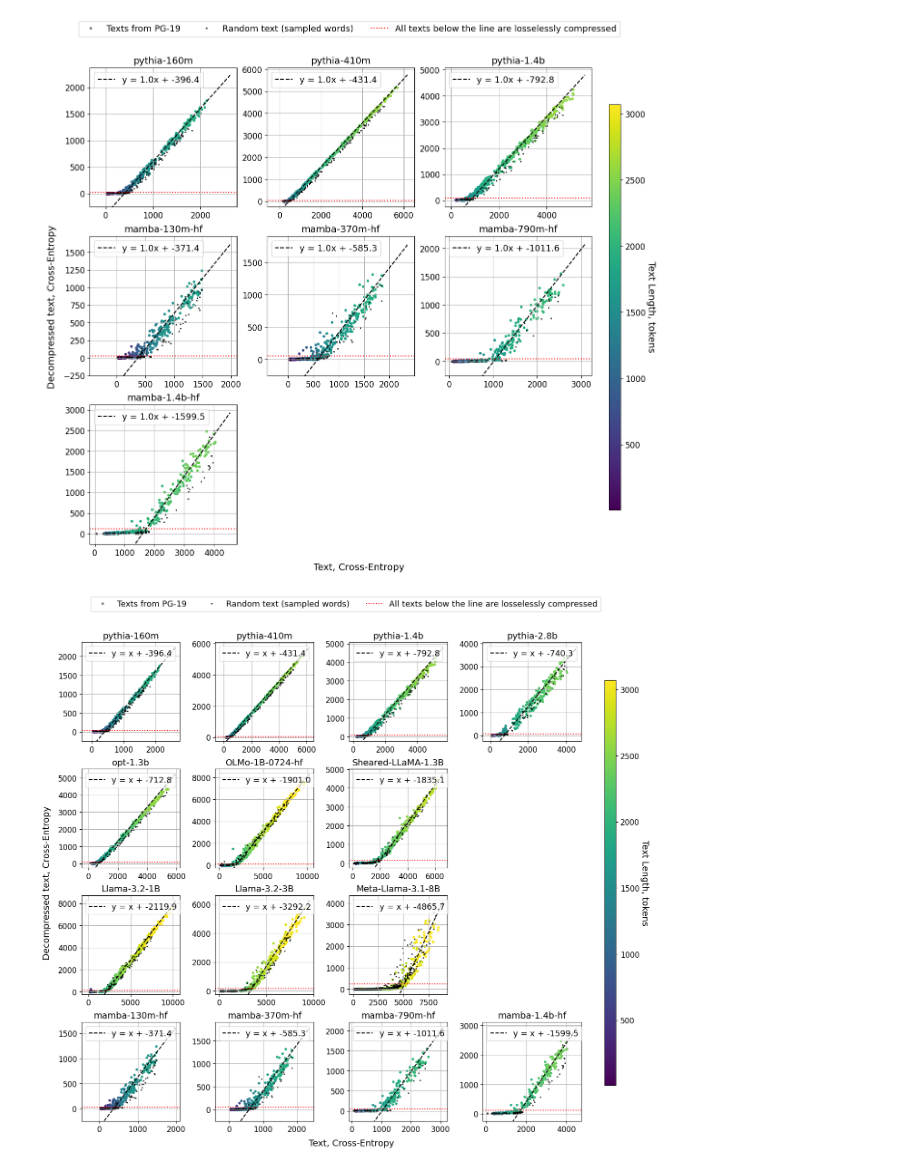
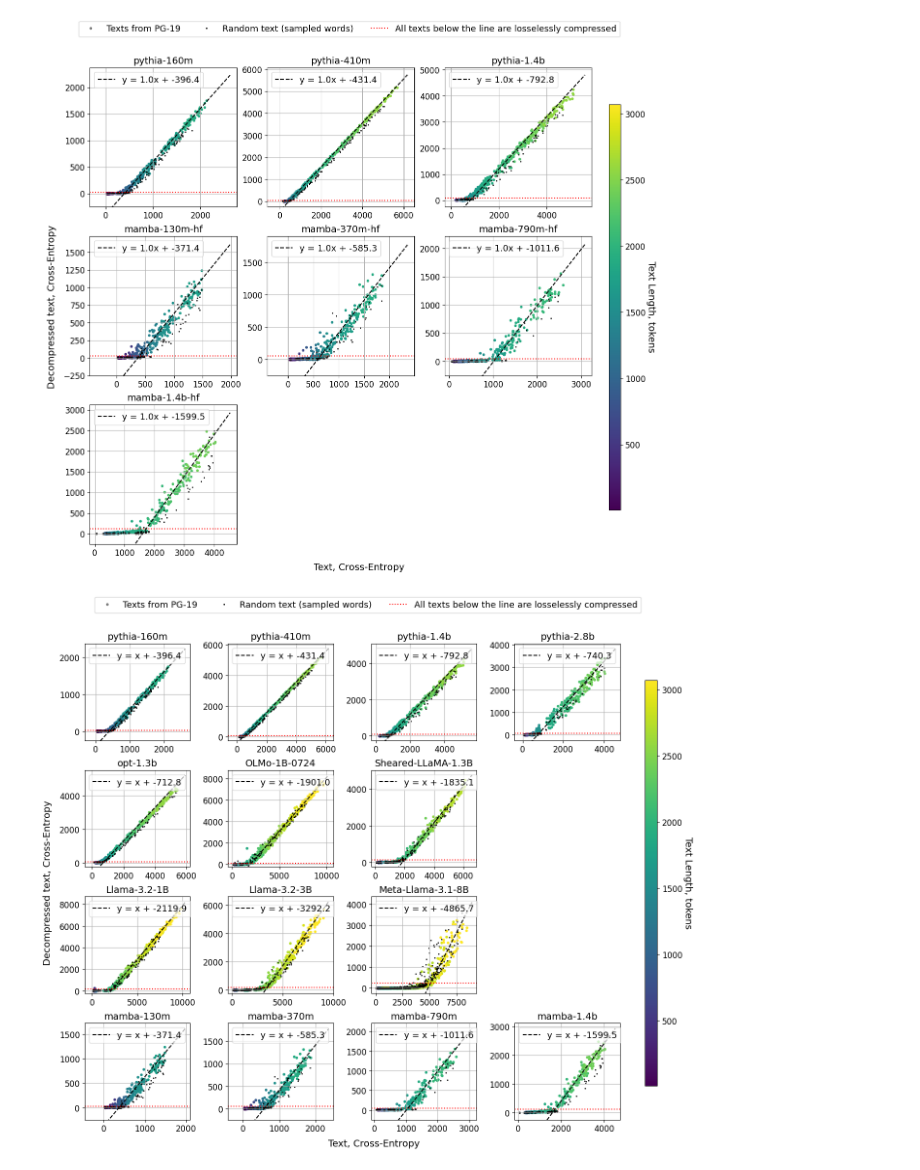
Before and after one commit to Seattle12059/Craming, a Jupyter notebook: notebooks/ablations_analyze_results_add_mamba.ipynb, the cells around one changed output. Drawn from its saved outputs; the diff is of its cells as text; code cells hidden in the pictures.

```diff
--- a/notebooks/ablations_analyze_results_add_mamba.ipynb
+++ b/notebooks/ablations_analyze_results_add_mamba.ipynb
@@ -434,7 +434,7 @@ N_mem_tokens = 1
 # Create subplots for each model
 n_columns = 4
 n_rows = (len(models) + n_columns - 1) // n_columns
-fig, axes = plt.subplots(n_rows, n_columns, figsize=(15*0.85, 15*0.85),sharey=False,sharex=False)
+fig, axes = plt.subplots(n_rows, n_columns, figsize=(15*0.85, 14*0.85),sharey=False,sharex=False)
 
 s = 6
 acc_thr = 0.99
@@ -561,7 +561,7 @@ for idx, model_name in enumerate(models):
 
     # Labels, legend, and grid for each subplot
     # ax.set_xlabel('Text, Entropy')
-    ax.set_title(f'{model_name.split("/")[-1]}')
+    ax.set_title(f'{model_name.split("/")[-1].replace("-hf", "")}')
     ax.grid()
 
     # ax.plot([], [], color='black', marker='x', s=s * 2, alpha=alpha, )
@@ -587,32 +587,32 @@ legend_elements = [
     Line2D([0], [0], color='red', lw=1.5, linestyle=':',  label='All texts below the line are losselessly compressed'),
 ]
 
 # Add the legend to the figure
 fig.legend(handles=legend_elements, loc='upper center', ncol=4, )
 
 # Set common ylabel for all subplots
 fig.text(0.04, 0.5, 'Decompressed text, Cross-Entropy', va='center', rotation='vertical')
 fig.text(0.5, 0.05, 'Text, Cross-Entropy', va='center', rotation='horizontal')
 
 
 fig.subplots_adjust(right=0.85)
 
 # 4) Create a new axes for the colorbar outside the main figure area
 #    (x-position, y-position, width, height).
 cax = fig.add_axes([1.01, 0.15, 0.02, 0.7])
 
 # 5) Create a ScalarMappable to link the colormap and normalization
 sm = plt.cm.ScalarMappable(cmap=cmap, norm=norm)
 sm.set_array([])  # For older Matplotlib compatibility
 
 # 6) Draw the colorbar in the new axes
 cbar = fig.colorbar(sm, cax=cax)
 cbar.set_label("Text Length, tokens", rotation=270, labelpad=15)
 
 plt.tight_layout(rect=[0.05, 0.05, 1, 0.95], w_pad=.00, h_pad=0.5)  # Adjust layout to accommodate legends and labels properly
 
 
-# plt.savefig("notebooks/imgs/entropy_vs_compressed_entropy_all_models.pdf", format='pdf', bbox_inches='tight')
+plt.savefig("notebooks/imgs/entropy_vs_compressed_entropy_all_models_add_mamba.pdf", format='pdf', bbox_inches='tight')
 plt.show()
 # %% [output]
-[figure, old version]
+[figure, new version]
```
Also changed, not shown: parts of 1 cell of this notebook, 6 other files.
